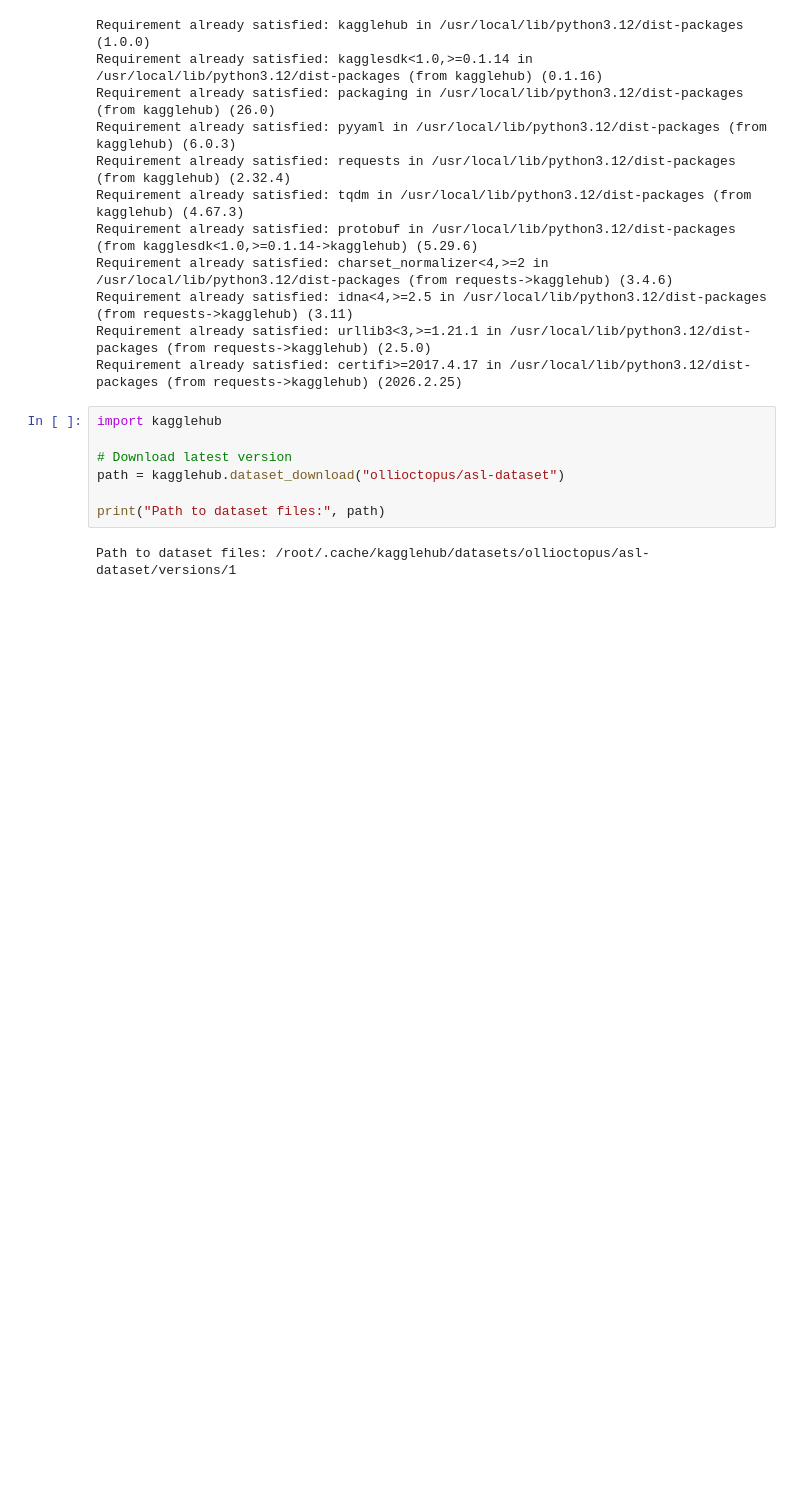
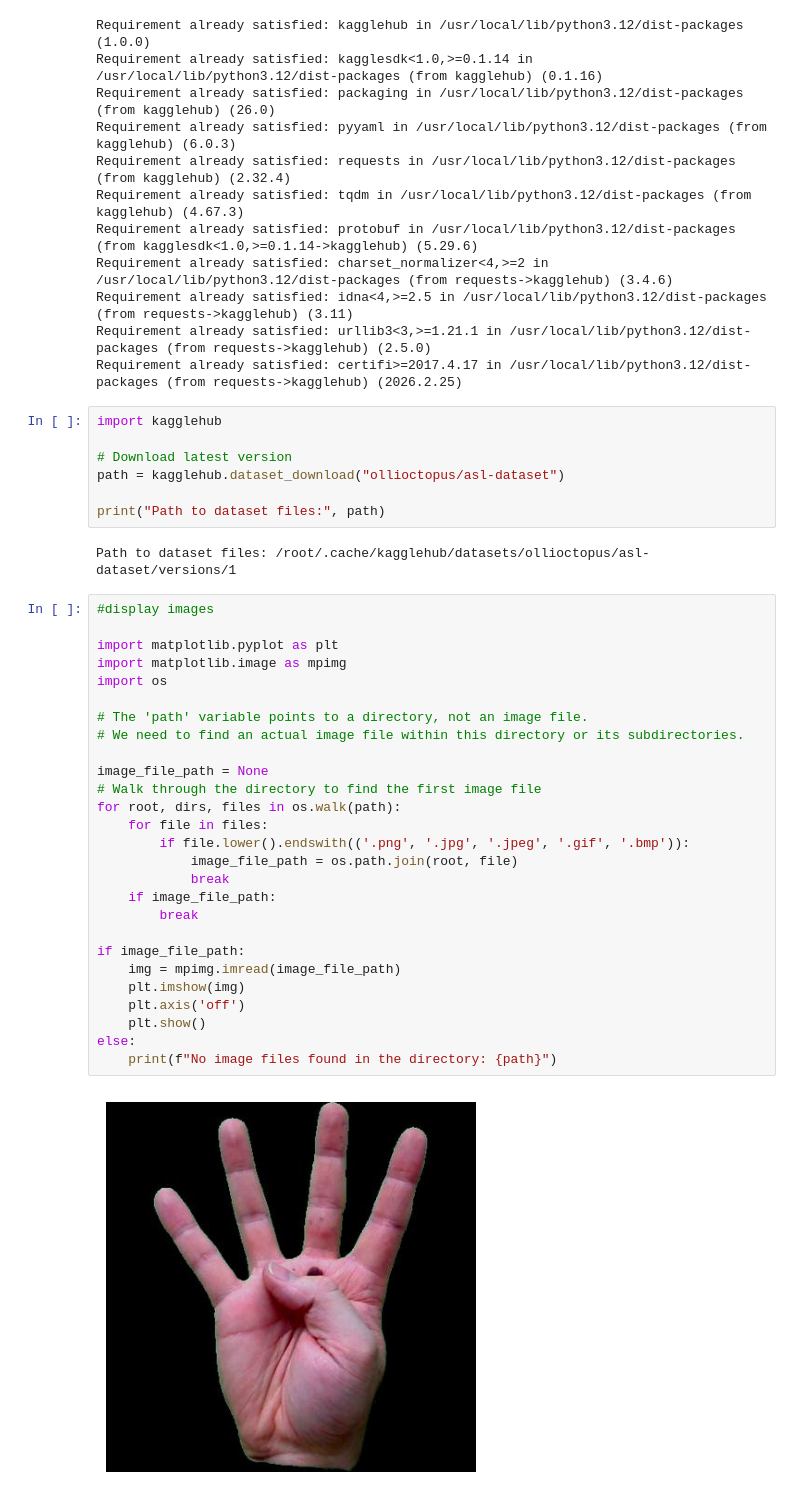
Before and after one commit to JenniferShearer/ENDG-511-Project-Repo, a Jupyter notebook: asl_image_prep.ipynb, the cells around one changed output. Cells and saved outputs as stored; diff of their text form; blank space fills up the shorter version.

Commit message:
Can display image now

```diff
--- a/asl_image_prep.ipynb
+++ b/asl_image_prep.ipynb
@@ -44,3 +44,32 @@ path = kagglehub.dataset_download("ollioctopus/asl-dataset")
 print("Path to dataset files:", path)
 # %% [output]
 Path to dataset files: /root/.cache/kagglehub/datasets/ollioctopus/asl-dataset/versions/1
+# %%
+#display images
+
+import matplotlib.pyplot as plt
+import matplotlib.image as mpimg
+import os
+
+# The 'path' variable points to a directory, not an image file.
+# We need to find an actual image file within this directory or its subdirectories.
+
+image_file_path = None
+# Walk through the directory to find the first image file
+for root, dirs, files in os.walk(path):
+    for file in files:
+        if file.lower().endswith(('.png', '.jpg', '.jpeg', '.gif', '.bmp')):
+            image_file_path = os.path.join(root, file)
+            break
+    if image_file_path:
+        break
+
+if image_file_path:
+    img = mpimg.imread(image_file_path)
+    plt.imshow(img)
+    plt.axis('off')
+    plt.show()
+else:
+    print(f"No image files found in the directory: {path}")
+# %% [output]
+[figure, added]
```
